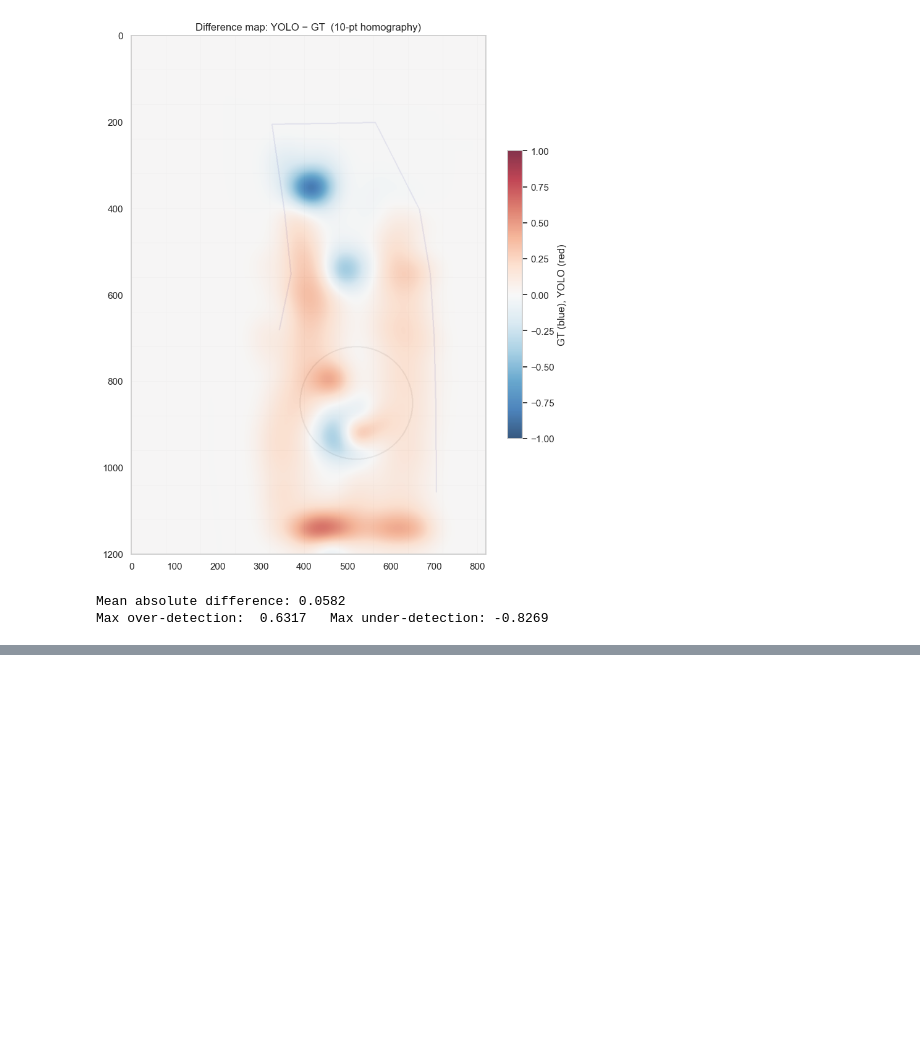
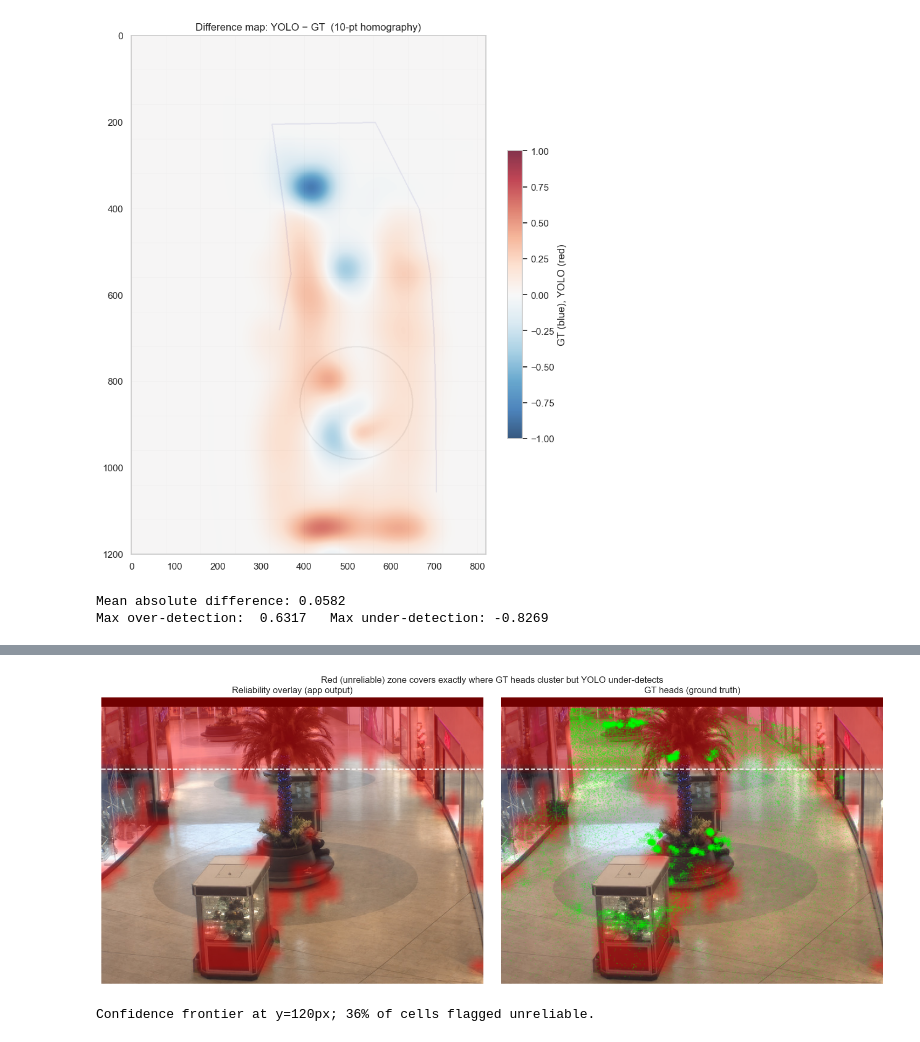
Before and after one commit to kcholyshere/Mall-heatmap, a Jupyter notebook: notebooks/06_ground_truth_validation.ipynb, the cells around one changed output, grey strips where cells are left out. Cells and saved outputs as stored; diff of their text form; code cells hidden in the pictures; blank space fills up the shorter version.

```diff
--- a/notebooks/06_ground_truth_validation.ipynb
+++ b/notebooks/06_ground_truth_validation.ipynb
@@ -216,0 +281,27 @@ Max over-detection:  0.6317   Max under-detection: -0.8269
+# %%
+# --- The overlay the web app renders, validated against GT ---
+# build_reliability_mask flags cells as unreliable when detections are weak OR when
+# they are sparse above the confidence frontier (the far-field blind zone).
+mask = build_reliability_mask(det, threshold=0.5)
+cutoff_y = compute_confidence_cutoff(det, threshold=0.5)
+
+bg = plt.imread('../reports/figures/Empty_frame_85.jpg')
+
+fig, axes = plt.subplots(1, 2, figsize=(15, 6))
+for ax, show_gt, title in zip(axes, [False, True],
+                              ['Reliability overlay (app output)', 'GT heads (ground truth)']):
+    ax.imshow(bg, extent=[0, CAM_W, CAM_H, 0])
+    rgba = np.zeros((*mask.shape, 4)); rgba[..., 0] = 1.0; rgba[..., 3] = mask * 0.45
+    ax.imshow(rgba, extent=[0, CAM_W, CAM_H, 0], interpolation='bilinear')
+    if show_gt:
+        ax.scatter(gt_df['x'], gt_df['y'], s=0.3, c='lime', alpha=0.15)
+    ax.axhline(cutoff_y, color='white', ls='--', lw=1.5)
+    ax.set_title(title); ax.axis('off')
+plt.suptitle('Red (unreliable) zone covers exactly where GT heads cluster but YOLO under-detects', fontsize=12)
+plt.tight_layout()
+plt.show()
+
+print(f'Confidence frontier at y={cutoff_y}px; {100 * (mask > 0).mean():.0f}% of cells flagged unreliable.')
+# %% [output]
+[figure, added]
+Confidence frontier at y=120px; 36% of cells flagged unreliable.
```
Also changed, not shown: parts of 2 cells of this notebook, 15 other files.
